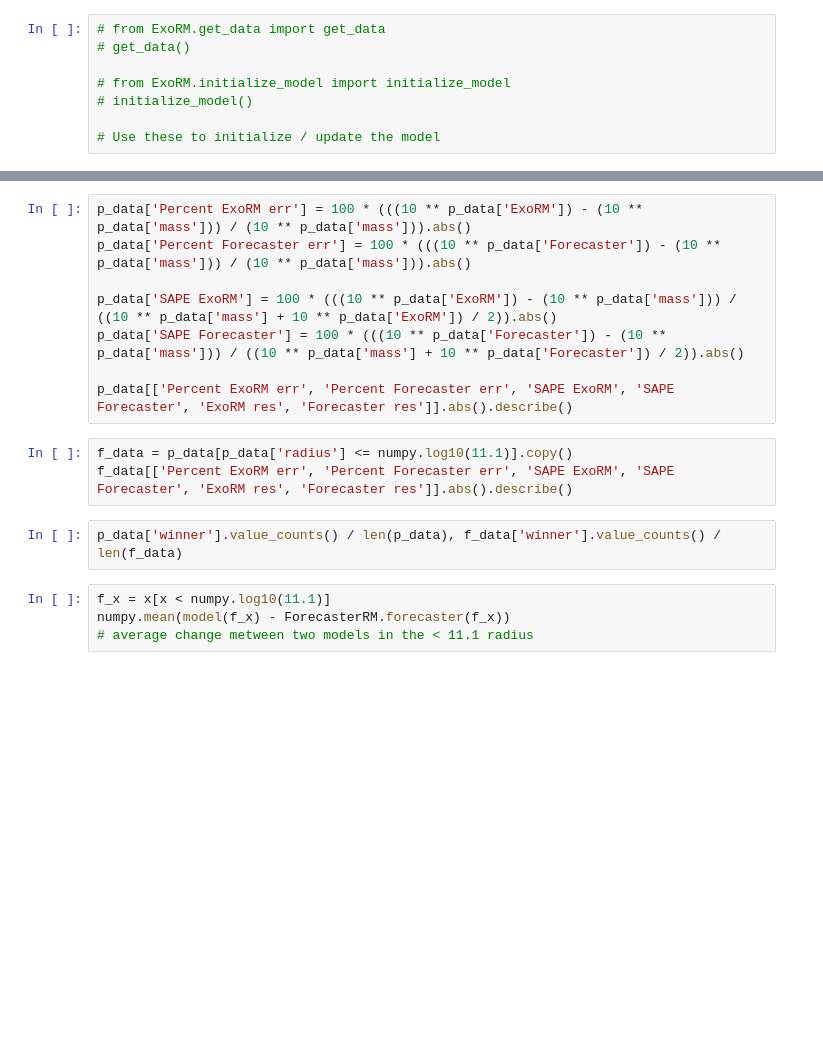
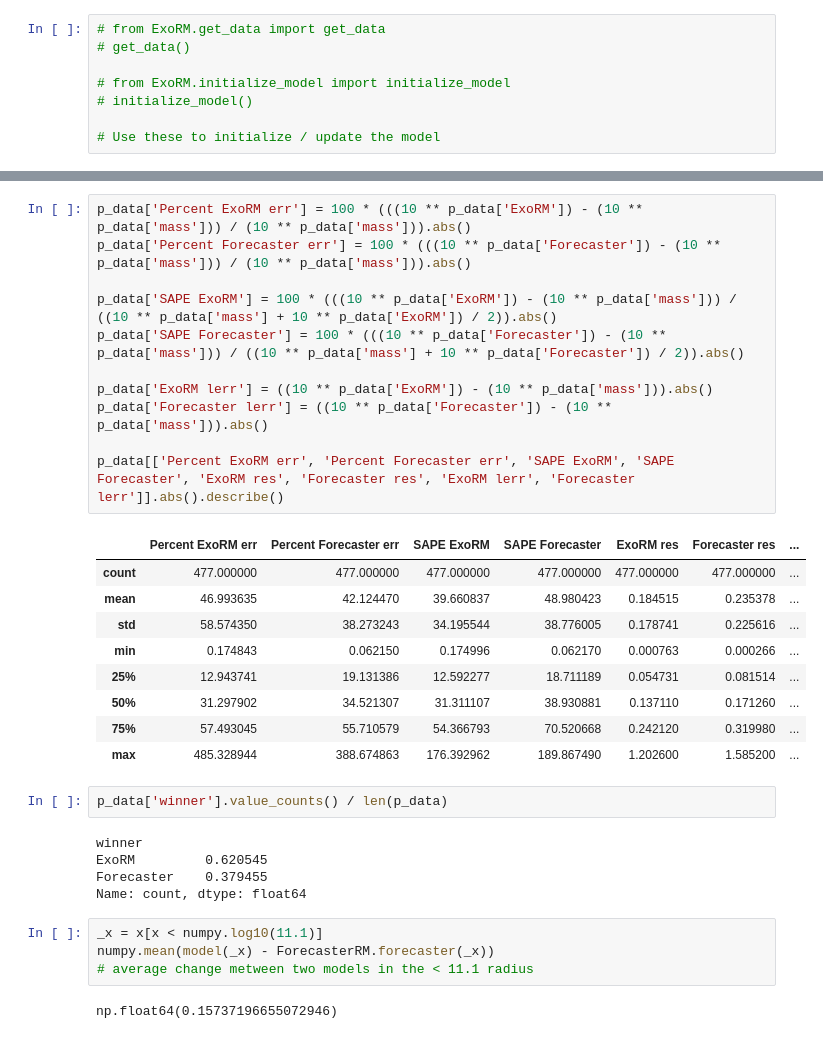
Before and after one commit to kzhu2099/ExoRM, a Jupyter notebook: comparison.ipynb, the cells around one changed output, grey strips where cells are left out. Saved outputs shown, nothing was run; the diff lists cells and outputs as text; blank space fills up the shorter version.

```diff
--- a/comparison.ipynb
+++ b/comparison.ipynb
@@ -172,18 +226,35 @@ p_data.head(10)
 # %%
 p_data['Percent ExoRM err'] = 100 * (((10 ** p_data['ExoRM']) - (10 ** p_data['mass'])) / (10 ** p_data['mass'])).abs()
 p_data['Percent Forecaster err'] = 100 * (((10 ** p_data['Forecaster']) - (10 ** p_data['mass'])) / (10 ** p_data['mass'])).abs()
 
 p_data['SAPE ExoRM'] = 100 * (((10 ** p_data['ExoRM']) - (10 ** p_data['mass'])) / ((10 ** p_data['mass'] + 10 ** p_data['ExoRM']) / 2)).abs()
 p_data['SAPE Forecaster'] = 100 * (((10 ** p_data['Forecaster']) - (10 ** p_data['mass'])) / ((10 ** p_data['mass'] + 10 ** p_data['Forecaster']) / 2)).abs()
 
-p_data[['Percent ExoRM err', 'Percent Forecaster err', 'SAPE ExoRM', 'SAPE Forecaster', 'ExoRM res', 'Forecaster res']].abs().describe()
+p_data['ExoRM lerr'] = ((10 ** p_data['ExoRM']) - (10 ** p_data['mass'])).abs()
+p_data['Forecaster lerr'] = ((10 ** p_data['Forecaster']) - (10 ** p_data['mass'])).abs()
+
+p_data[['Percent ExoRM err', 'Percent Forecaster err', 'SAPE ExoRM', 'SAPE Forecaster', 'ExoRM res', 'Forecaster res', 'ExoRM lerr', 'Forecaster lerr']].abs().describe()
+# %% [output]
+|  | Percent ExoRM err | Percent Forecaster err | SAPE ExoRM | SAPE Forecaster | ExoRM res | Forecaster res | ... |
+| count | 477.000000 | 477.000000 | 477.000000 | 477.000000 | 477.000000 | 477.000000 | ... |
+| mean | 46.993635 | 42.124470 | 39.660837 | 48.980423 | 0.184515 | 0.235378 | ... |
+| std | 58.574350 | 38.273243 | 34.195544 | 38.776005 | 0.178741 | 0.225616 | ... |
+| min | 0.174843 | 0.062150 | 0.174996 | 0.062170 | 0.000763 | 0.000266 | ... |
+| 25% | 12.943741 | 19.131386 | 12.592277 | 18.711189 | 0.054731 | 0.081514 | ... |
+| 50% | 31.297902 | 34.521307 | 31.311107 | 38.930881 | 0.137110 | 0.171260 | ... |
+| 75% | 57.493045 | 55.710579 | 54.366793 | 70.520668 | 0.242120 | 0.319980 | ... |
+| max | 485.328944 | 388.674863 | 176.392962 | 189.867490 | 1.202600 | 1.585200 | ... |
-# %%
-f_data = p_data[p_data['radius'] <= numpy.log10(11.1)].copy()
-f_data[['Percent ExoRM err', 'Percent Forecaster err', 'SAPE ExoRM', 'SAPE Forecaster', 'ExoRM res', 'Forecaster res']].abs().describe()
 # %%
-p_data['winner'].value_counts() / len(p_data), f_data['winner'].value_counts() / len(f_data)
+p_data['winner'].value_counts() / len(p_data)
+# %% [output]
+winner
+ExoRM         0.620545
+Forecaster    0.379455
+Name: count, dtype: float64
 # %%
-f_x = x[x < numpy.log10(11.1)]
-numpy.mean(model(f_x) - ForecasterRM.forecaster(f_x))
+_x = x[x < numpy.log10(11.1)]
+numpy.mean(model(_x) - ForecasterRM.forecaster(_x))
 # average change metween two models in the < 11.1 radius
+# %% [output]
+np.float64(0.15737196655072946)
 # %%
```
Also changed, not shown: parts of 17 cells of this notebook, 3 other files.
